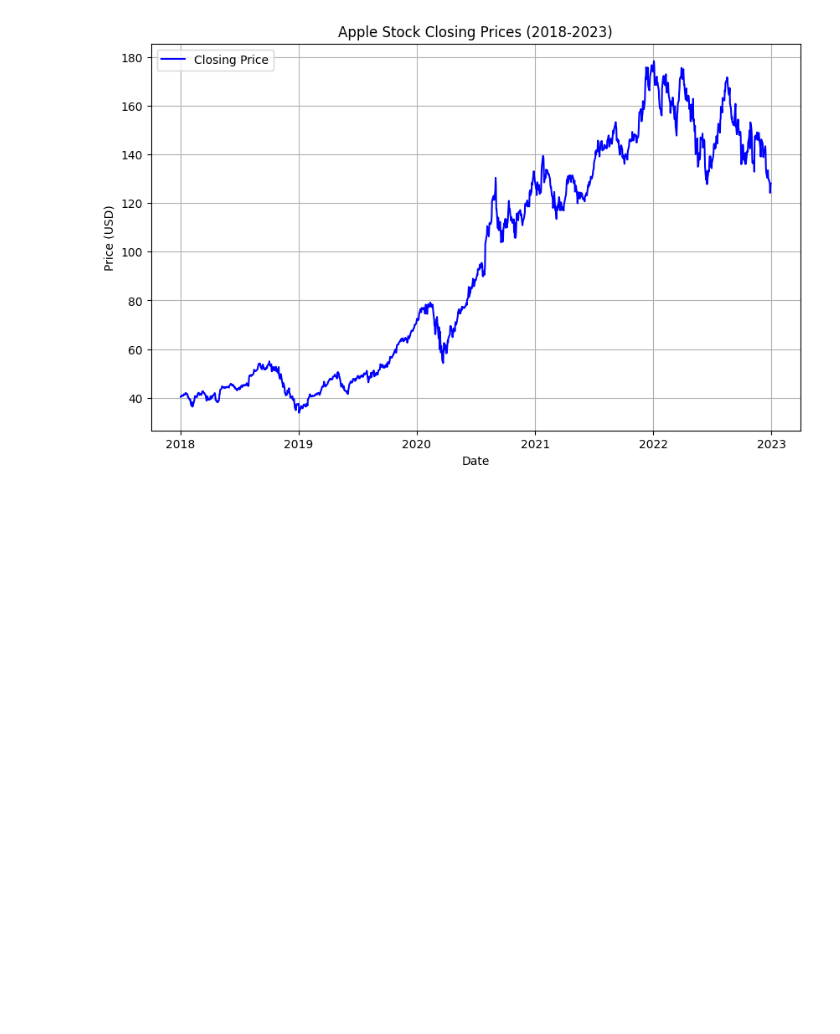
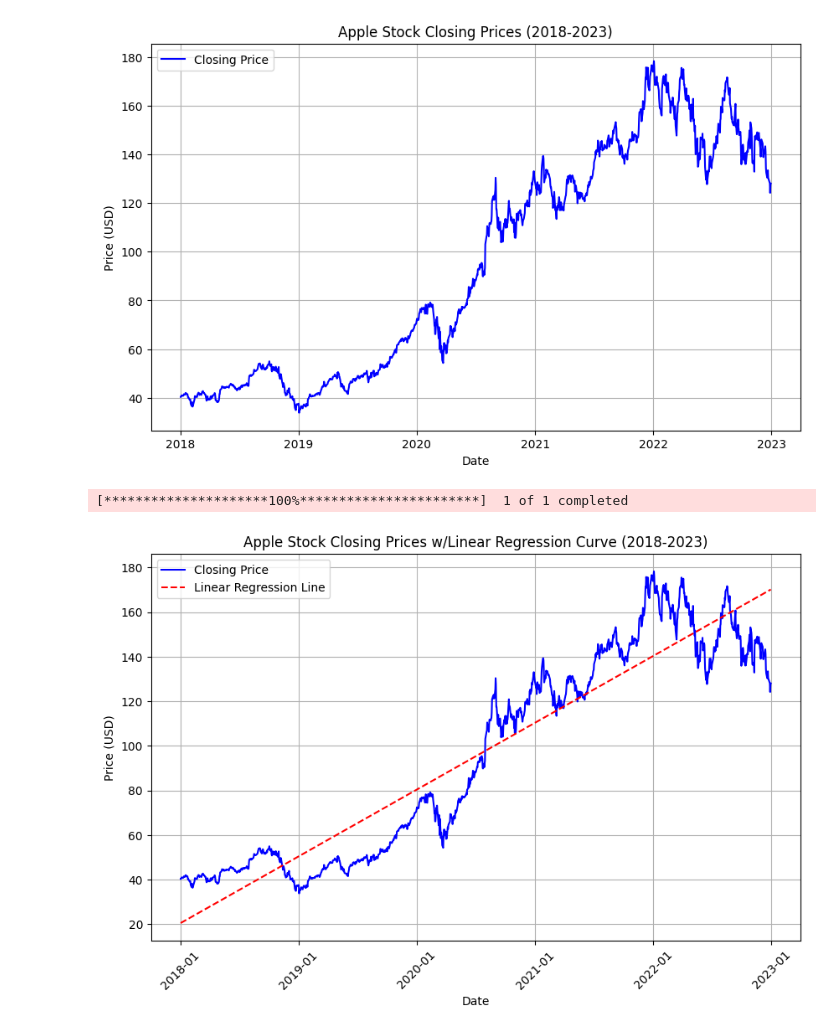
Before and after one commit to henryroeth/hiramcollege-cpsc381-computersimulation, a Jupyter notebook: notebooks/appl_data_analysis.ipynb, the cells around one changed output. Drawn from its saved outputs; the diff is of its cells as text; code cells hidden in the pictures; blank space fills up the shorter version.

Commit message:
Regression models

```diff
--- a/notebooks/appl_data_analysis.ipynb
+++ b/notebooks/appl_data_analysis.ipynb
@@ -17,3 +17,37 @@ plt.show()
 # %% [output]
 [*********************100%***********************]  1 of 1 completed
 [figure]
+# %%
+import yfinance as yf
+import matplotlib.pyplot as plt
+import pandas as pd
+import numpy as np
+import matplotlib.dates as mdates
+
+# Download Apple Inc. stock data from 2018-2023
+stock_data = yf.download("AAPL", start="2018-01-01", end="2023-01-01", interval="1d")
+
+# Display Close prices
+fig, ax = plt.subplots(figsize=(10, 6))
+ax.plot(stock_data['Close'], label='Closing Price', color='blue')
+ax.set_title("Apple Stock Closing Prices w/Linear Regression Curve (2018-2023)")
+ax.set_xlabel("Date")
+ax.set_ylabel("Price (USD)")
+
+# Display linear regression
+dates_numeric = mdates.date2num(stock_data.index)
+prices = stock_data['Close'].values
+
+m, b = np.polyfit(dates_numeric, prices, 1)
+
+regression_line_y = m * dates_numeric + b
+ax.plot(stock_data.index, regression_line_y, color='red', linestyle='--', label='Linear Regression Line')
+
+ax.legend()
+ax.xaxis.set_major_formatter(mdates.DateFormatter('%Y-%m'))
+plt.xticks(rotation=45)
+plt.grid()
+plt.show()
+# %% [output]
+[*********************100%***********************]  1 of 1 completed
+[figure, added]
```
Also changed, not shown: parts of 2 cells of this notebook.
